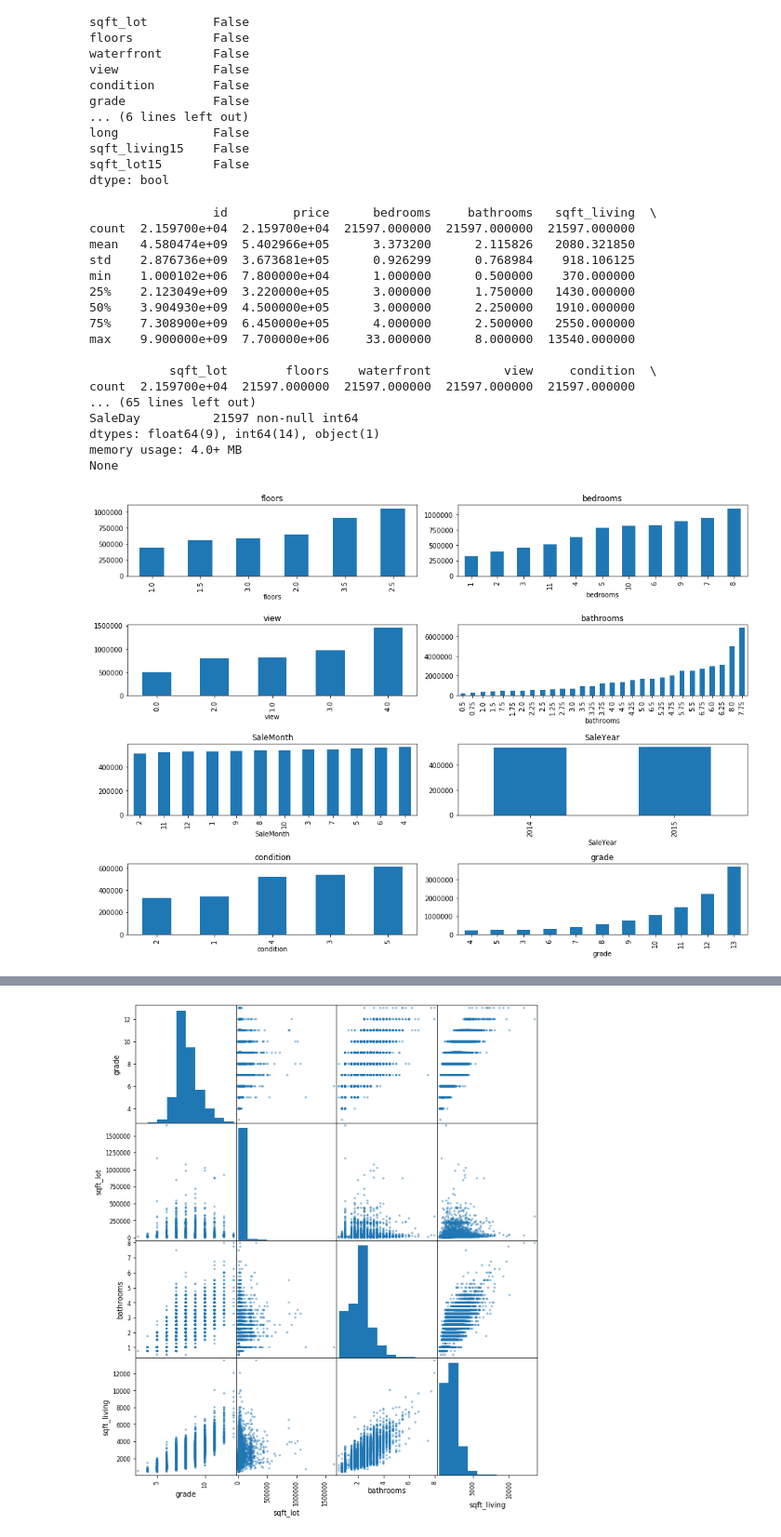
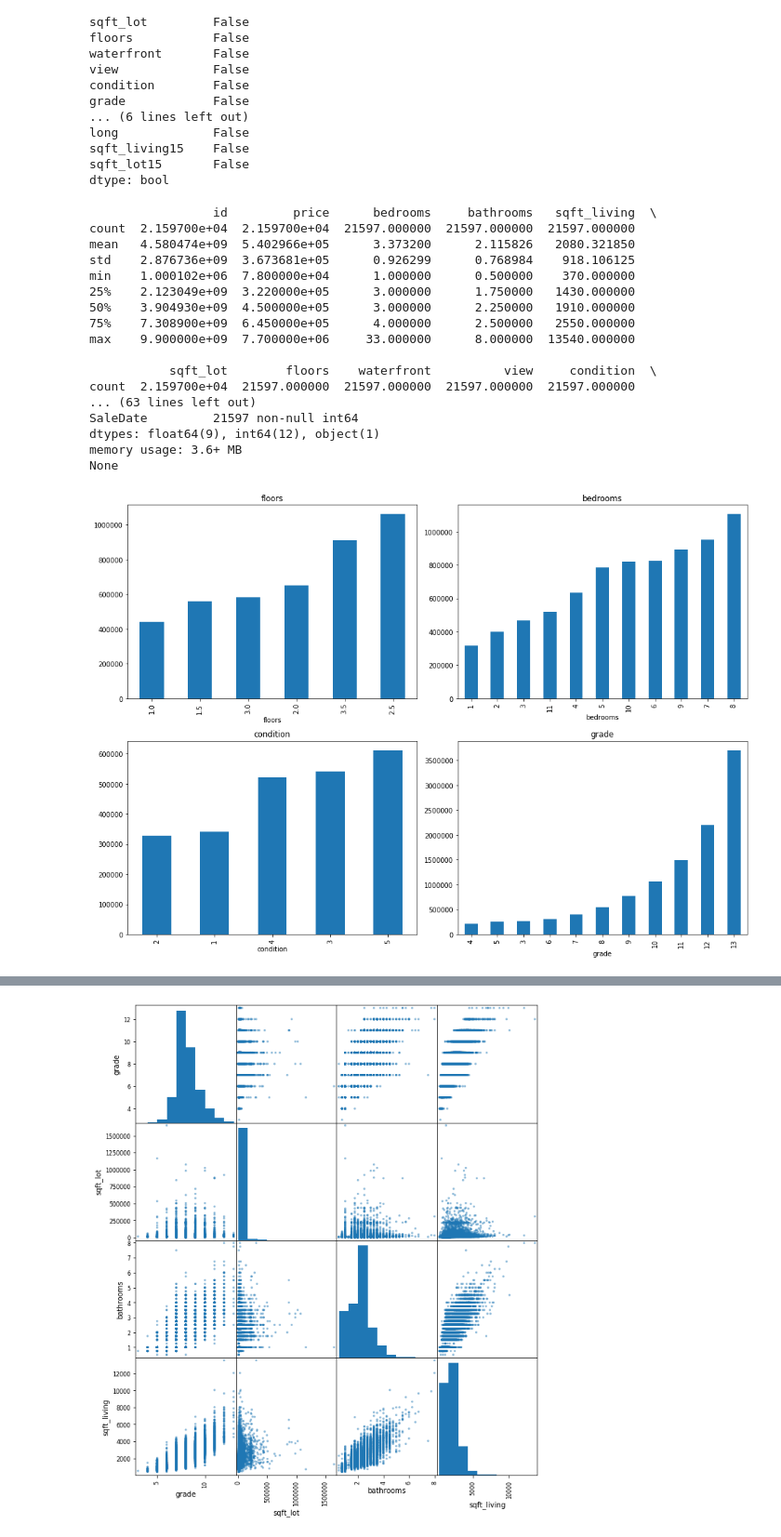
Before and after one commit to aradaha/dsc-mod-2-project-v2-1-onl01-dtsc-ft-030220, a Jupyter notebook: student.ipynb, the cells around one changed output, grey strips where cells are left out. Shown at 93% size. Cells and saved outputs as stored; diff of their text form; code cells hidden in the pictures.

```diff
--- a/student.ipynb
+++ b/student.ipynb
@@ -89,9 +91,25 @@ sqft_lot15       False
 dtype: bool
 # %%
 # Making the Sale Date more useable
-df['SaleYear'] = df['date'].map(lambda x: int('{}'.format(x[-4:].replace('/', ''))))
-df['SaleMonth'] = df['date'].map(lambda x: int('{}'.format(x[:2].replace('/', ''))))
-df['SaleDay'] = df['date'].map(lambda x: int('{}'.format(x[-7:-5].replace('/', ''))))
+SaleYear = df['date'].map(lambda x: '{}'.format(x[-4:].replace('/', '')))
+SaleMonth = df['date'].map(lambda x: '{}'.format(x[:2].replace('/', '')))
+SaleDay = df['date'].map(lambda x: '{}'.format(x[-7:-5].replace('/', '')))
+# %%
+# Making a function that adds a preceding zero to numbers of length one
+def form(y):
+    z = []
+    for x in y:
+        if len(x) == 1:
+            z.append(x.replace('{}'.format(x), '0' + '{}'.format(x)))
+        else:
+            z.append(x)
+    return z
+# %%
+SaleMonth = form(SaleMonth)
+SaleDay = form(SaleDay)
+# Making a column with the dates in a way easy to order
+df['SaleDate'] = SaleYear + SaleMonth + SaleDay
+df['SaleDate'] = df['SaleDate'].map(lambda x: int(x))
 # %%
 print(df.describe())
 print(df.info())
@@ -108,27 +126,27 @@ max    9.900000e+09  7.700000e+06     33.000000      8.000000  13540.000000
 
            sqft_lot        floors    waterfront          view     condition  \
 count  2.159700e+04  21597.000000  21597.000000  21597.000000  21597.000000
-... (65 lines left out)
-SaleDay          21597 non-null int64
-dtypes: float64(9), int64(14), object(1)
-memory usage: 4.0+ MB
+... (63 lines left out)
+SaleDate         21597 non-null int64
+dtypes: float64(9), int64(12), object(1)
+memory usage: 3.6+ MB
 None
 # %%
 # 33 bedrooms is almost certainly an error so that entry can be dropped
 df = df.drop([15856])
 # %%
 # Plotting price in relation to several different factors
-fig, axes = plt.subplots(nrows=4, ncols=2, figsize=(14,10))
-variables = ['floors', 'bedrooms', 'view', 'bathrooms', 'SaleMonth', 'SaleYear', 'condition', 'grade']
+fig, axes = plt.subplots(nrows=2, ncols=2, figsize=(14,10))
+variables = ['floors', 'bedrooms', 'condition', 'grade']
 
 for colomn, ax in zip(variables, axes.flatten()):
     (df.groupby(colomn).mean()['price'].sort_values().plot.bar(ax=ax))
 
     ax.set_title(colomn)
 
 fig.tight_layout()
 # %% [output]
-[figure, old version]
+[figure, new version]
 # %%
 outcome = 'price'
 cols = ['grade', 'sqft_lot', 'bathrooms', 'sqft_living']
```
Also changed, not shown: parts of 5 cells of this notebook.
